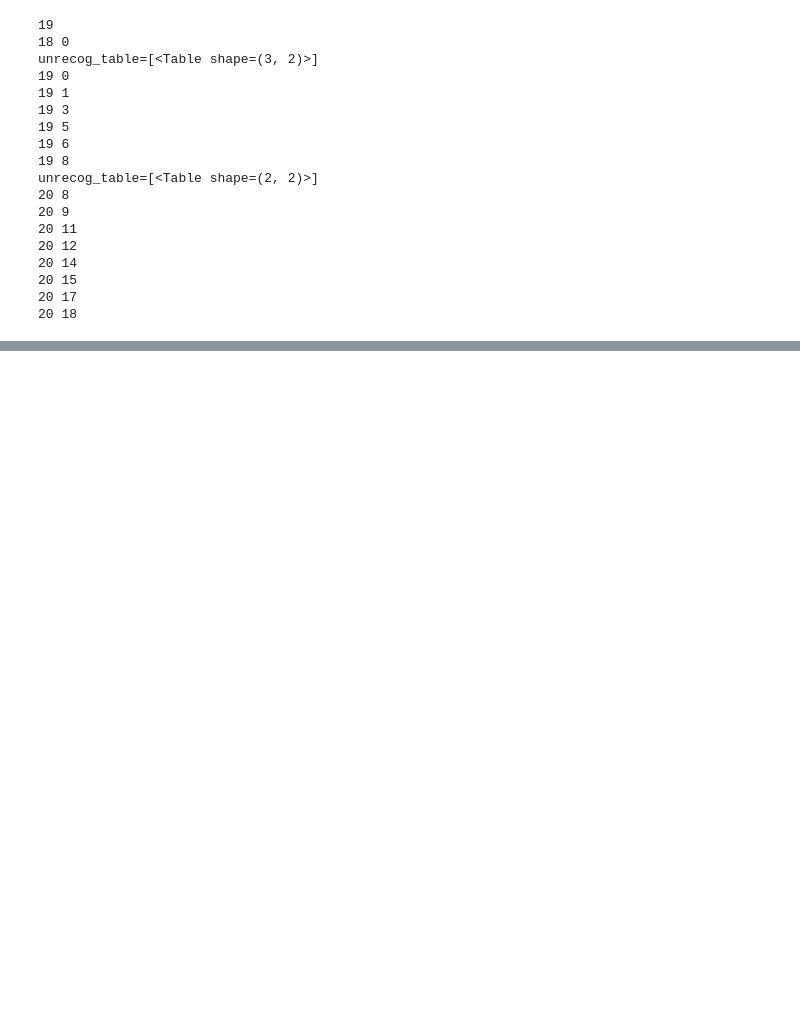
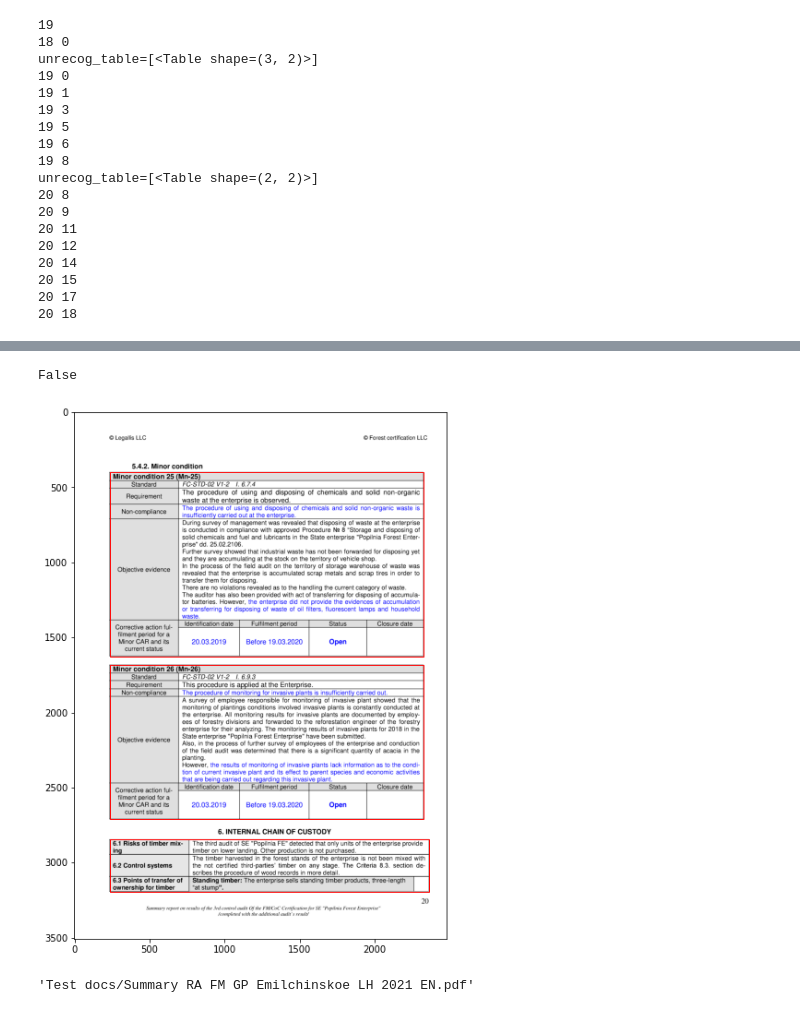
Before and after one commit to AlKravets/FSC-Summary-parser, a Jupyter notebook: Research/Work with first type of docs.ipynb, the cells around one changed output, grey strips where cells are left out. Drawn from its saved outputs; the diff is of its cells as text; code cells hidden in the pictures; blank space fills up the shorter version.

Commit message:
Add new test files and found many mistakes

```diff
--- a/Research/Work with first type of docs.ipynb
+++ b/Research/Work with first type of docs.ipynb
@@ -727,0 +754,7 @@ unrecog_table=[<Table shape=(2, 2)>]
+# %%
+file_names = [
+    'Summary 3SA_Baranivka FHSE 2019 EN.pdf',
+    'Summary 3SA with D-A Popelnya Forestry  2019 ENG.pdf',
+    'Summary 4SА Malynskiy lishosp APK 2021 EN.pdf',
+    'Summary RA FM GP Emilchinskoe LH 2021 EN.pdf',
+    ]
@@ -727,0 +778,12 @@ unrecog_table=[<Table shape=(2, 2)>]
+# %%
+tables = camelot.read_pdf( "Test docs/" + file_names[1], pages = '20')
+# %%
+is_full_table(tables[0].df)
+# %% [output]
+False
+# %%
+_p = camelot.plot(tables[-1], kind='contour')
+_p.set_size_inches(18.5, 10.5)
+_p.show()
+# %% [output]
+[figure, added]
@@ -727,0 +792,4 @@ unrecog_table=[<Table shape=(2, 2)>]
+# %%
+new_file
+# %% [output]
+'Test docs/Summary RA FM GP Emilchinskoe LH 2021 EN.pdf'
```
Also changed, not shown: parts of 15 cells of this notebook, 3 other files.
